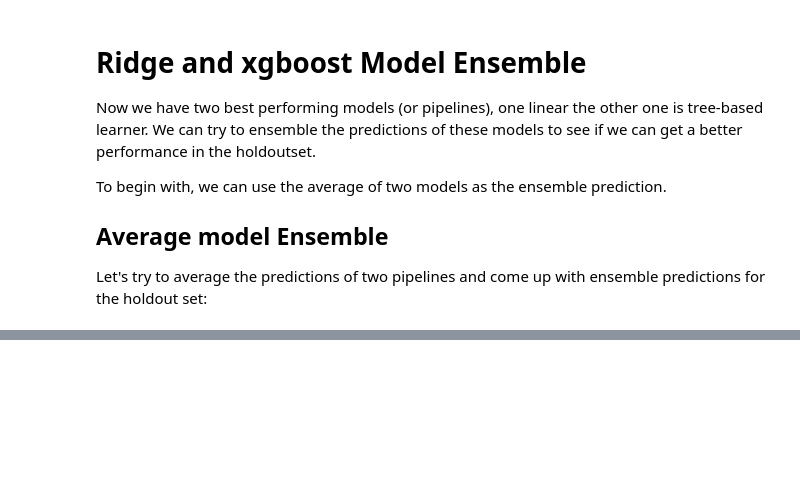
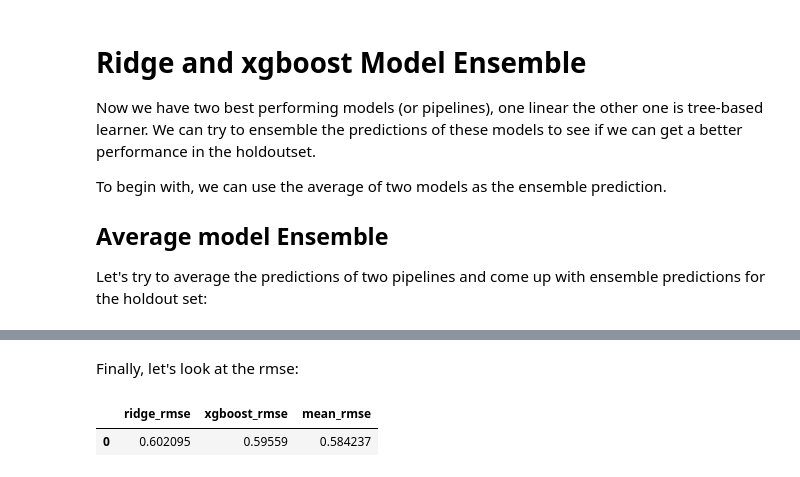
Before and after one commit to ayguno/Kaggle-Mercari-Price-Suggestion-Challenge, a Jupyter notebook: Kaggle Mercari Price Suggestion Challenge IPython Kernel.ipynb, the cells around one changed output, grey strips where cells are left out. Saved outputs shown, nothing was run; the diff lists cells and outputs as text; code cells hidden in the pictures; blank space fills up the shorter version.

```diff
--- a/Kaggle Mercari Price Suggestion Challenge IPython Kernel.ipynb
+++ b/Kaggle Mercari Price Suggestion Challenge IPython Kernel.ipynb
@@ -2326,0 +2366,13 @@ X_train.shape
+# %% [markdown]
+Finally, let's look at the rmse:
+# %%
+rmse = pd.DataFrame(data = {
+    "ridge_rmse":np.sqrt(mean_squared_error(y_holdout, preds.ridge_predictions)),
+    "xgboost_rmse":np.sqrt(mean_squared_error(y_holdout, preds.xgboost_predictions)),
+    "mean_rmse":np.sqrt(mean_squared_error(y_holdout, preds.mean_predictions))
+}, columns = ["ridge_rmse","xgboost_rmse","mean_rmse"], index = [0])
+
+rmse.head()
+# %% [output]
+|  | ridge_rmse | xgboost_rmse | mean_rmse |
+| 0 | 0.602095 | 0.59559 | 0.584237 |
```
Also changed, not shown: parts of 16 cells of this notebook, 1 other file.
